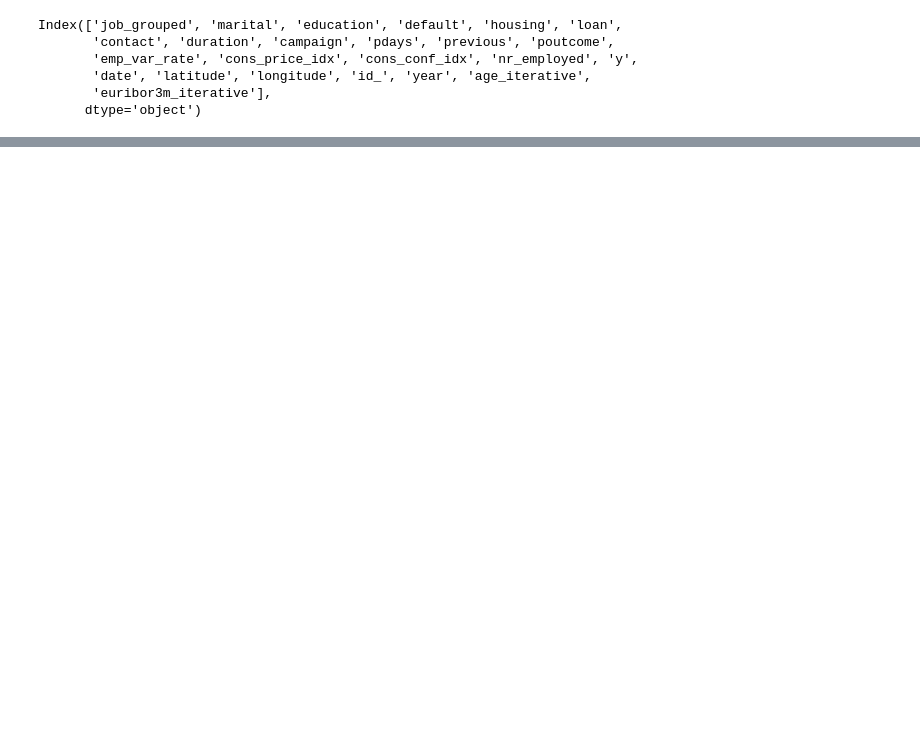
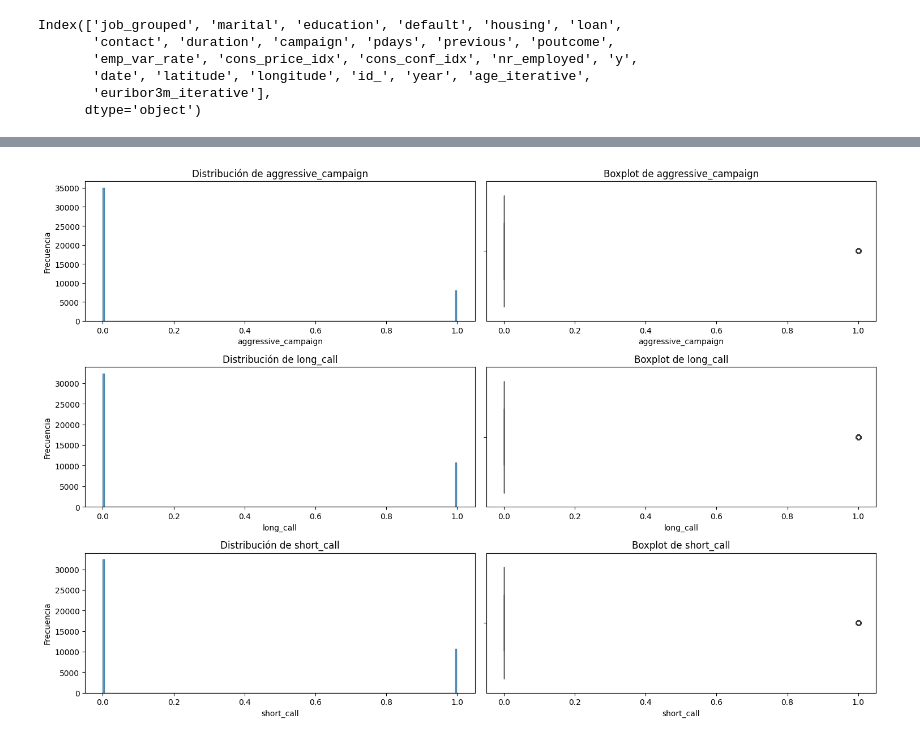
Before and after one commit to danielamichellod/analisis_marketing, a Jupyter notebook: Jupyters_notebook/metricas_bank.ipynb, the cells around one changed output, grey strips where cells are left out. Cells and saved outputs as stored; diff of their text form; code cells hidden in the pictures; blank space fills up the shorter version.

```diff
--- a/Jupyters_notebook/metricas_bank.ipynb
+++ b/Jupyters_notebook/metricas_bank.ipynb
@@ -48,3 +55,7 @@ df_metricas.describe().T
 | aggressive_campaign | 43000.0000 | 0.1852 | 0.3885 | 0.0000 | 0.0000 | 0.0000 | 0.0000 | 1.0000 |
 | long_call | 43000.0000 | 0.2490 | 0.4324 | 0.0000 | 0.0000 | 0.0000 | 0.0000 | 1.0000 |
 | short_call | 43000.0000 | 0.2471 | 0.4313 | 0.0000 | 0.0000 | 0.0000 | 0.0000 | 1.0000 |
+# %%
+sv.subplot_col_num(df_metricas, df_metricas.columns)
+# %% [output]
+[figure, added]
```
Also changed, not shown: parts of 7 cells of this notebook, 3 other files.
